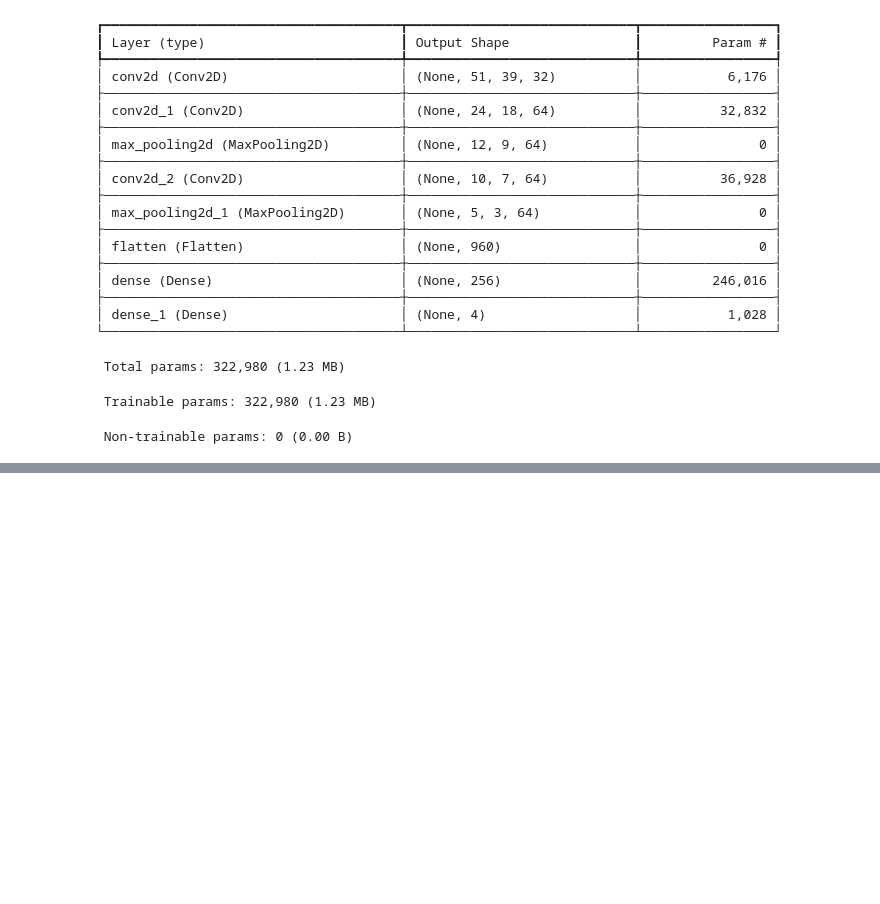
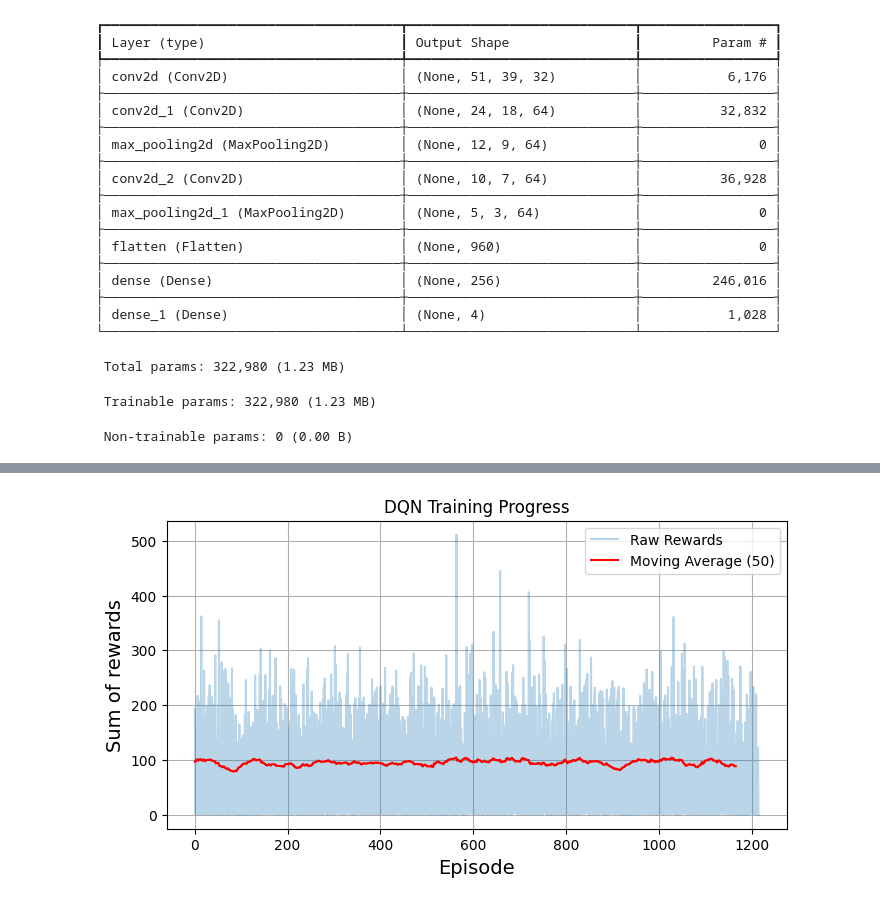
Before and after one commit to Noonansean1/CS5004, a Jupyter notebook: e-tivity3/MODULE_TEMPLATE_DQN_Atari.ipynb, the cells around one changed output, grey strips where cells are left out. Drawn from its saved outputs; the diff is of its cells as text; code cells hidden in the pictures; blank space fills up the shorter version.

Commit message:
First attempt at task 3

```diff
--- a/e-tivity3/MODULE_TEMPLATE_DQN_Atari.ipynb
+++ b/e-tivity3/MODULE_TEMPLATE_DQN_Atari.ipynb
@@ -205,0 +238,21 @@ Model: "sequential"
+# %%
+def sample_experiences(batch_size):
+    batch = random.sample(replay_buffer, batch_size)
+
+    # Extract the first 5 elements only (ignore `truncated`)
+    states, actions, rewards, next_states, dones, _ = zip(*batch)
+
+    return (
+        np.array(states, dtype=np.float32),
+        np.array(actions, dtype=np.int32),
+        np.array(rewards, dtype=np.float32),
+        np.array(next_states, dtype=np.float32),
+        np.array(dones, dtype=np.float32),
+    )
+# %%
+# extra code – for reproducibility, and to generate the next figure
+env.reset(seed=42)
+np.random.seed(42)
+tf.random.set_seed(42)
+rewards = []
+best_score = 0
@@ -205,0 +394,19 @@ Model: "sequential"
+# %%
+# Define moving average function
+def moving_average(values, window_size=50):
+    return np.convolve(values, np.ones(window_size)/window_size, mode='valid')
+
+# Generate reward plot with moving average
+plt.figure(figsize=(8, 4))
+plt.plot(rewards, label="Raw Rewards", alpha=0.3)  # Original noisy rewards
+plt.plot(moving_average(rewards, window_size=50), label="Moving Average (50)", color="red")
+plt.xlabel("Episode", fontsize=14)
+plt.ylabel("Sum of rewards", fontsize=14)
+plt.legend()
+plt.grid(True)
+plt.title("DQN Training Progress")
+
+# Show plot
+plt.show()
+# %% [output]
+[figure, added]
```
Also changed, not shown: parts of 21 cells of this notebook.
